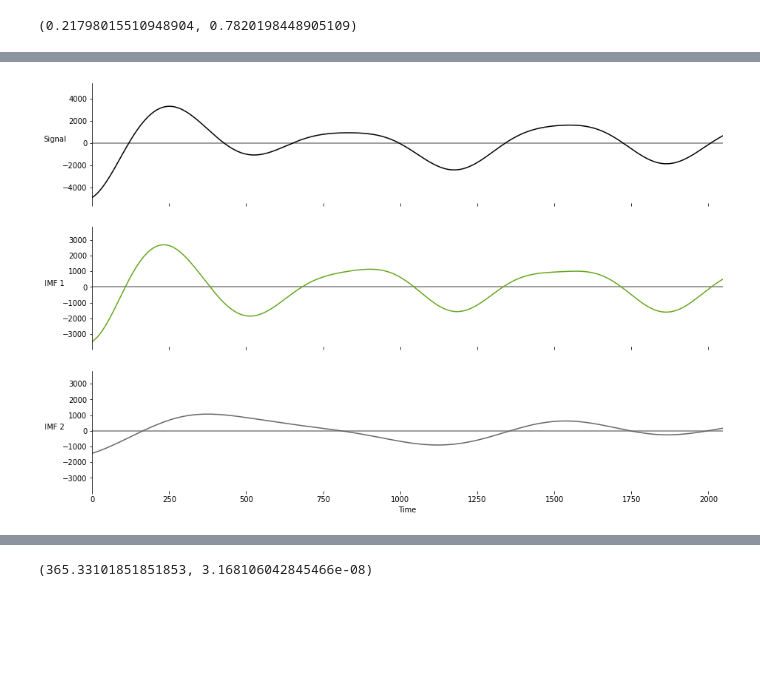
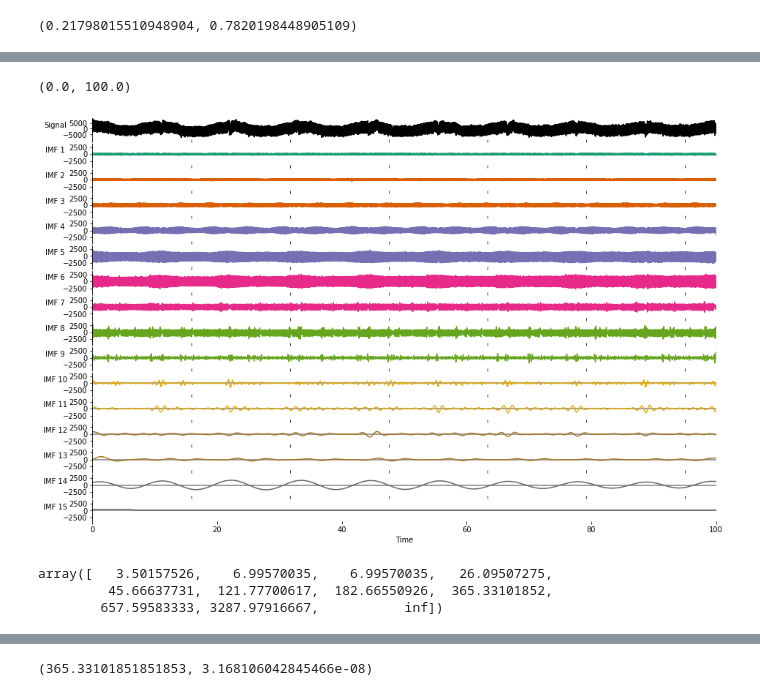
Before and after one commit to Nuelam9/Report-2, a Jupyter notebook: src/fuorier - week-prova.ipynb, the cells around one changed output, grey strips where cells are left out. Drawn from its saved outputs; the diff is of its cells as text; code cells hidden in the pictures; blank space fills up the shorter version.

```diff
--- a/src/fuorier - week-prova.ipynb
+++ b/src/fuorier - week-prova.ipynb
@@ -48,10 +79,12 @@ plt.plot(imf.sum(axis=1), alpha=0.5)
 # %%
 # Visualise the IMFs
 sample_rate = 2048*1
 fig = plt.figure(figsize=(15, 9))
-emd.plotting.plot_imfs(imf[:sample_rate, 7:9], cmap=True, scale_y=True, fig=fig)
+emd.plotting.plot_imfs(imf[:, :15], cmap=True, scale_y=True, fig=fig)
+plt.xlim(0, 100)
 # %% [output]
+(0.0, 100.0)
-[figure, old version]
+[figure, new version]
 # %%
 # Extract frequency information
 IP, IF, IA = emd.spectra.frequency_transform(imf, sample_rate, 'nht')
@@ -61,0 +113,6 @@ good_cycles = emd.cycles.get_cycle_vector(IP, return_good=True)
+# %%
+periods[6:]
+# %% [output]
+array([   3.50157526,    6.99570035,    6.99570035,   26.09507275,
+         45.66637731,  121.77700617,  182.66550926,  365.33101852,
+        657.59583333, 3287.97916667,           inf])
```
Also changed, not shown: parts of 20 cells of this notebook.
